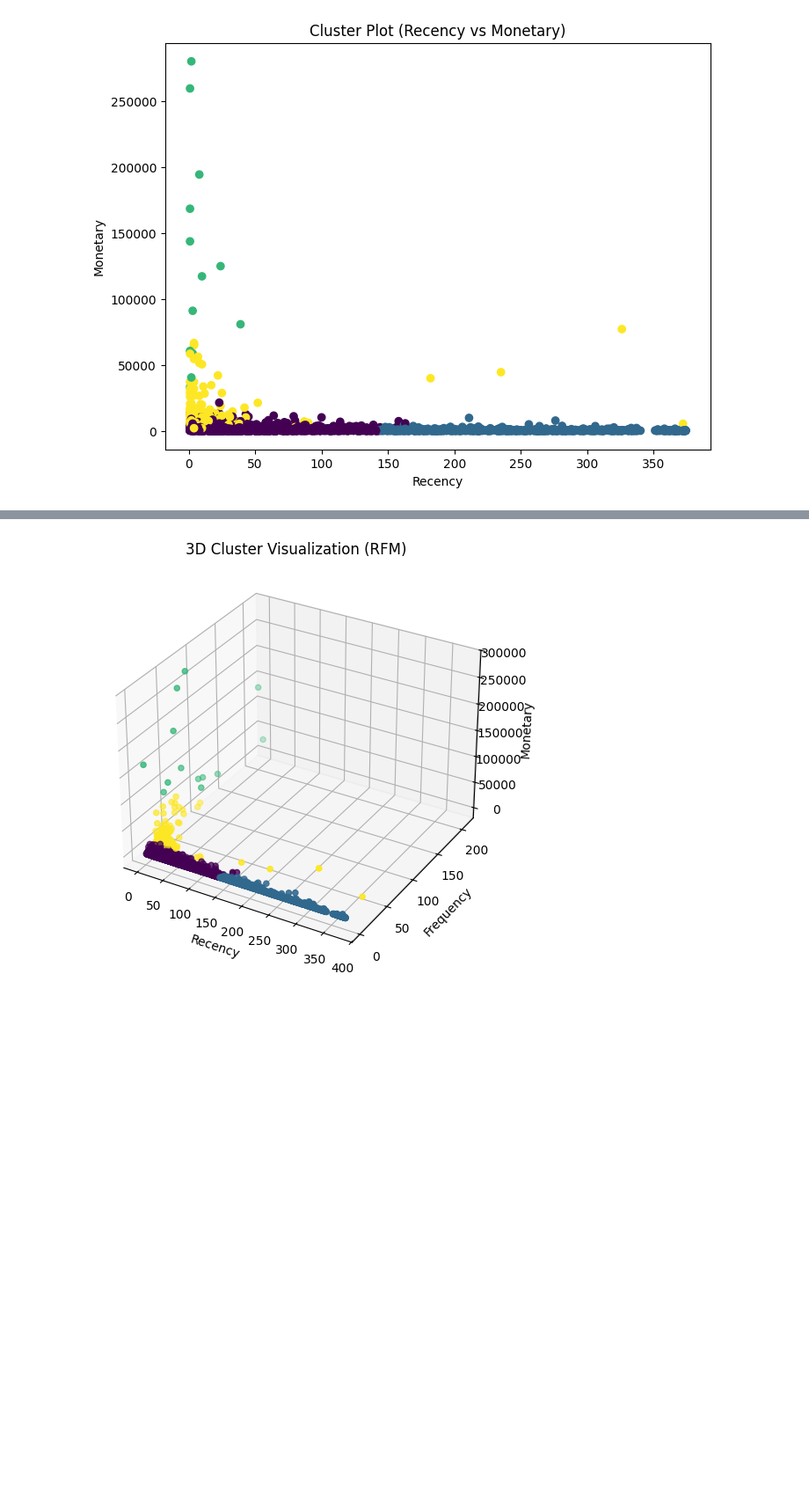
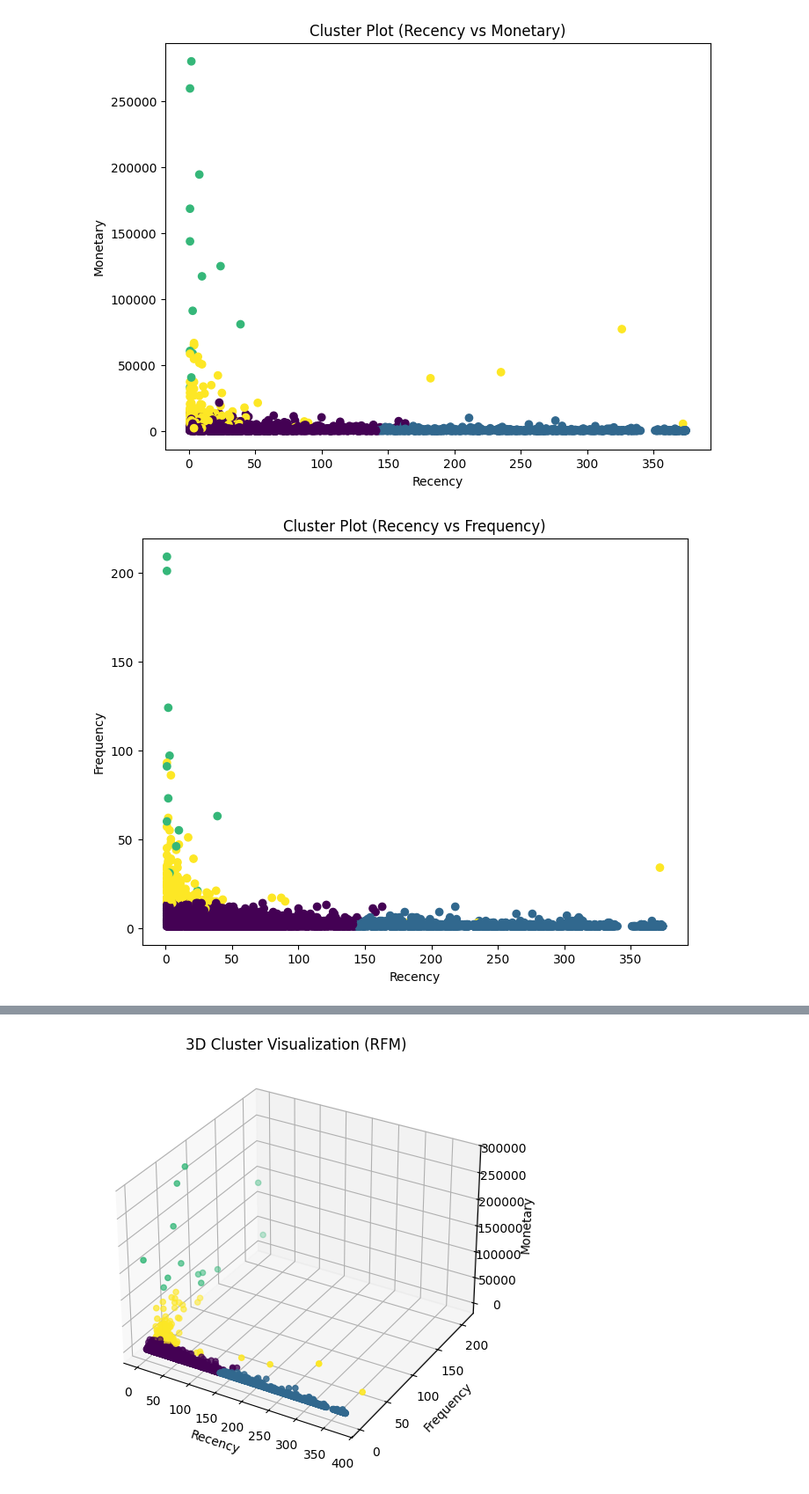
Before and after one commit to isyraffajar/Capstone-Asah, a Jupyter notebook: CustomerSegmentation.ipynb, the cells around one changed output, grey strips where cells are left out. Shown at 88% size. Saved outputs shown, nothing was run; the diff lists cells and outputs as text; code cells hidden in the pictures; blank space fills up the shorter version.

Commit message:
Add more model Visualization

```diff
--- a/CustomerSegmentation.ipynb
+++ b/CustomerSegmentation.ipynb
@@ -433,3 +433,12 @@ plt.title('Cluster Plot (Recency vs Monetary)')
 plt.show()
 # %% [output]
 [figure]
+# %%
+plt.figure(figsize=(8, 6))
+plt.scatter(rfm['Recency'], rfm['Frequency'], c=rfm['Cluster'])
+plt.xlabel('Recency')
+plt.ylabel('Frequency')
+plt.title('Cluster Plot (Recency vs Frequency)')
+plt.show()
+# %% [output]
+[figure, added]
```
Also changed, not shown: parts of 1 cell of this notebook.
